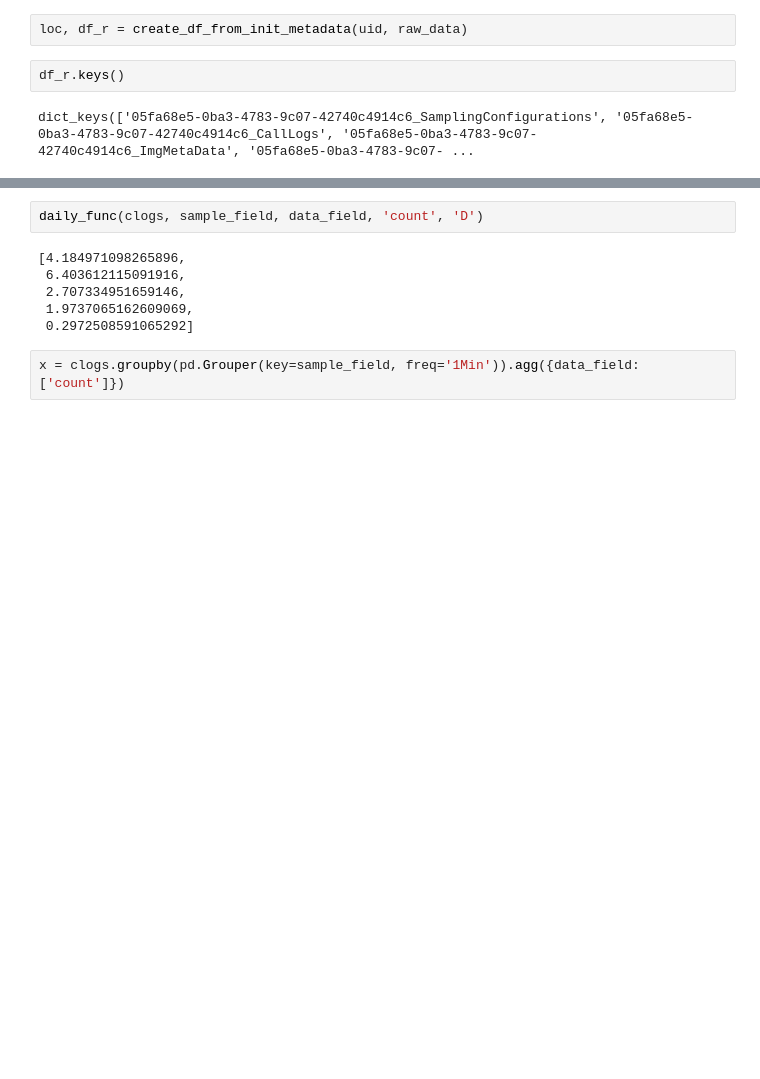
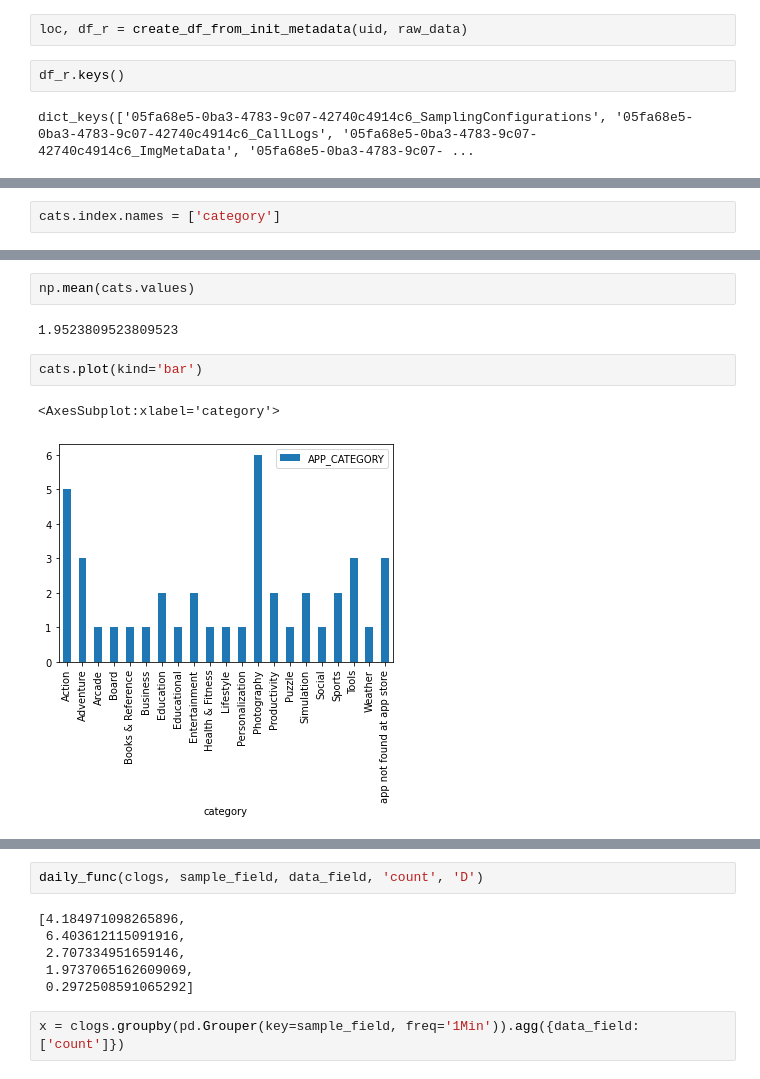
Before and after one commit to oavioz/Louie7Predictors, a Jupyter notebook: metadata_to_vec.ipynb, the cells around one changed output, grey strips where cells are left out. Cells and saved outputs as stored; diff of their text form; blank space fills up the shorter version.

```diff
--- a/metadata_to_vec.ipynb
+++ b/metadata_to_vec.ipynb
@@ -124,0 +151,2 @@ data_field = 'IMAGE_TYPE'
+# %%
+cats.index.names = ['category']
@@ -124,0 +174,9 @@ data_field = 'IMAGE_TYPE'
+# %%
+np.mean(cats.values)
+# %% [output]
+1.9523809523809523
+# %%
+cats.plot(kind='bar')
+# %% [output]
+<AxesSubplot:xlabel='category'>
+[figure, added]
```
Also changed, not shown: parts of 22 cells of this notebook, 5 other files.
